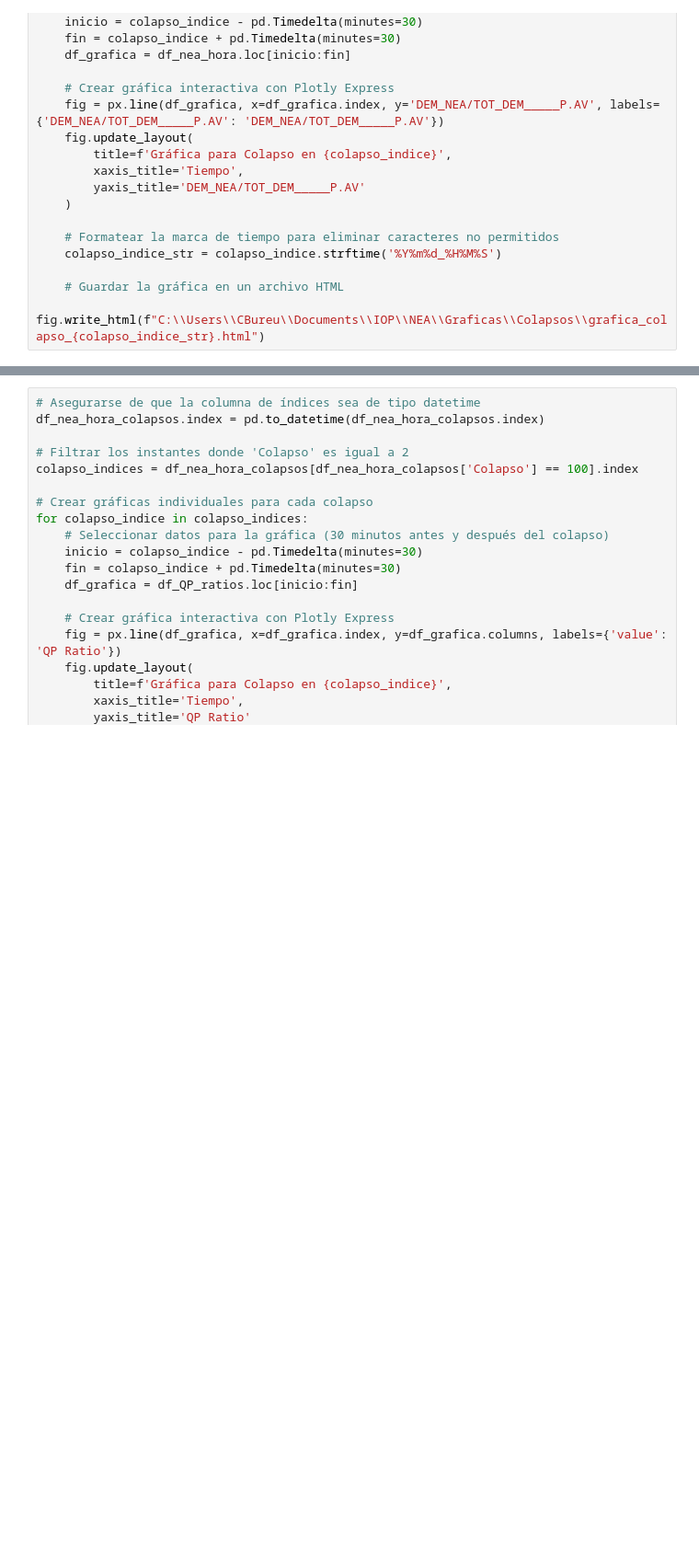
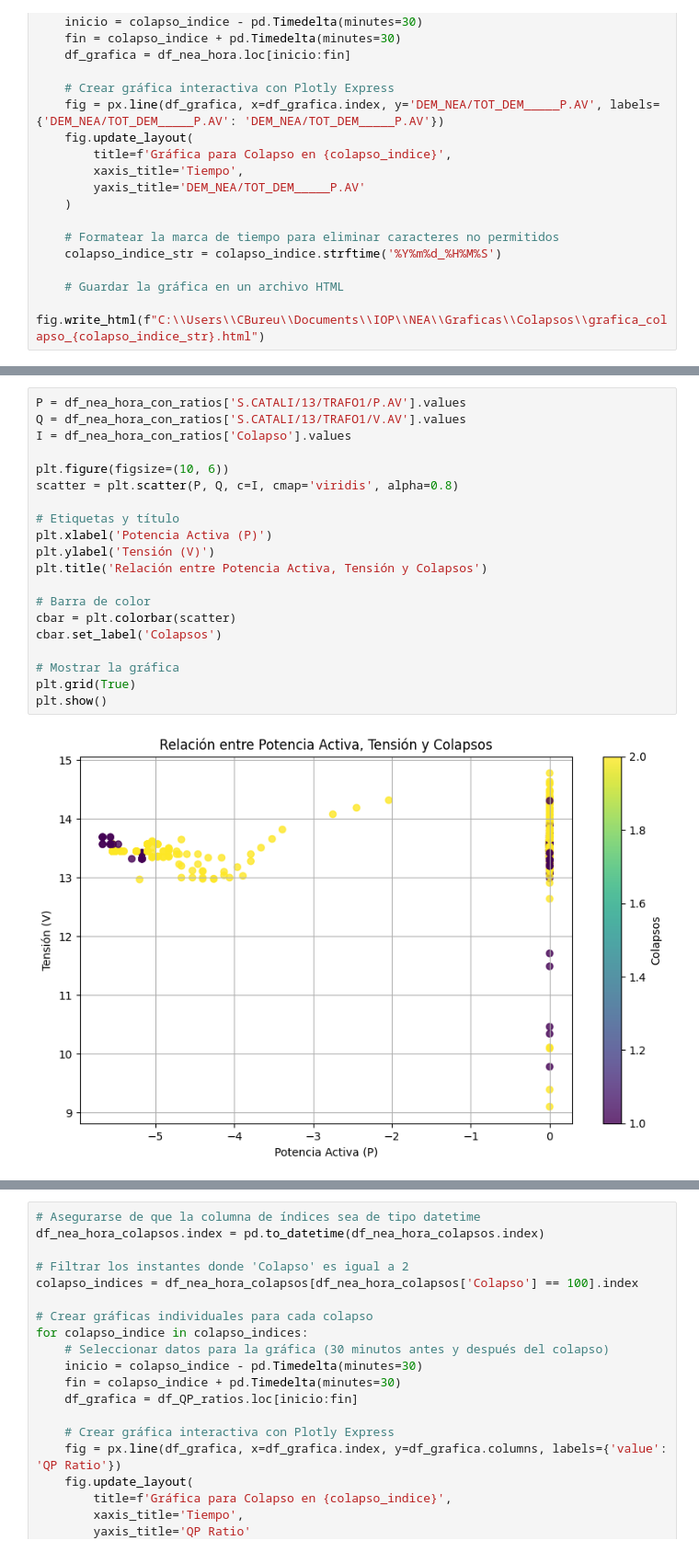
Before and after one commit to ClaraBureu/CEIA, a Jupyter notebook: NEA/ds_analisis.ipynb, the cells around one changed output, grey strips where cells are left out. Shown at 92% size. Drawn from its saved outputs; the diff is of its cells as text; blank space fills up the shorter version.

```diff
--- a/NEA/ds_analisis.ipynb
+++ b/NEA/ds_analisis.ipynb
@@ -334,0 +418,22 @@ df_nea_hora_con_ratios.to_csv('df_nea_hora_con_ratios.csv', index=True)
+# %%
+P = df_nea_hora_con_ratios['S.CATALI/13/TRAFO1/P.AV'].values
+Q = df_nea_hora_con_ratios['S.CATALI/13/TRAFO1/V.AV'].values
+I = df_nea_hora_con_ratios['Colapso'].values
+
+plt.figure(figsize=(10, 6))
+scatter = plt.scatter(P, Q, c=I, cmap='viridis', alpha=0.8)
+
+# Etiquetas y título
+plt.xlabel('Potencia Activa (P)')
+plt.ylabel('Tensión (V)')
+plt.title('Relación entre Potencia Activa, Tensión y Colapsos')
+
+# Barra de color
+cbar = plt.colorbar(scatter)
+cbar.set_label('Colapsos')
+
+# Mostrar la gráfica
+plt.grid(True)
+plt.show()
+# %% [output]
+[figure, added]
```
Also changed, not shown: parts of 17 cells of this notebook, 12 other files.
